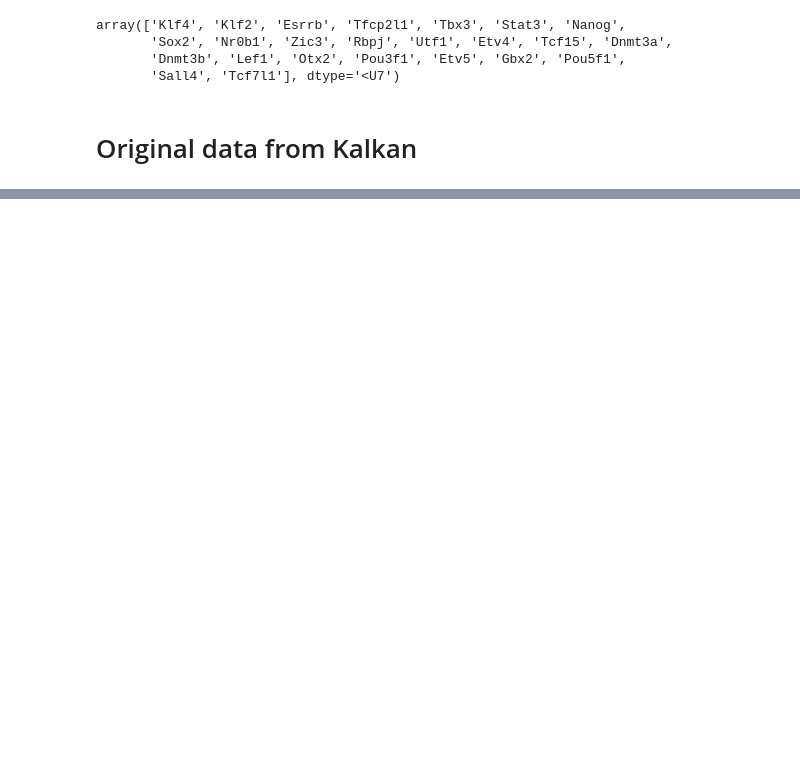
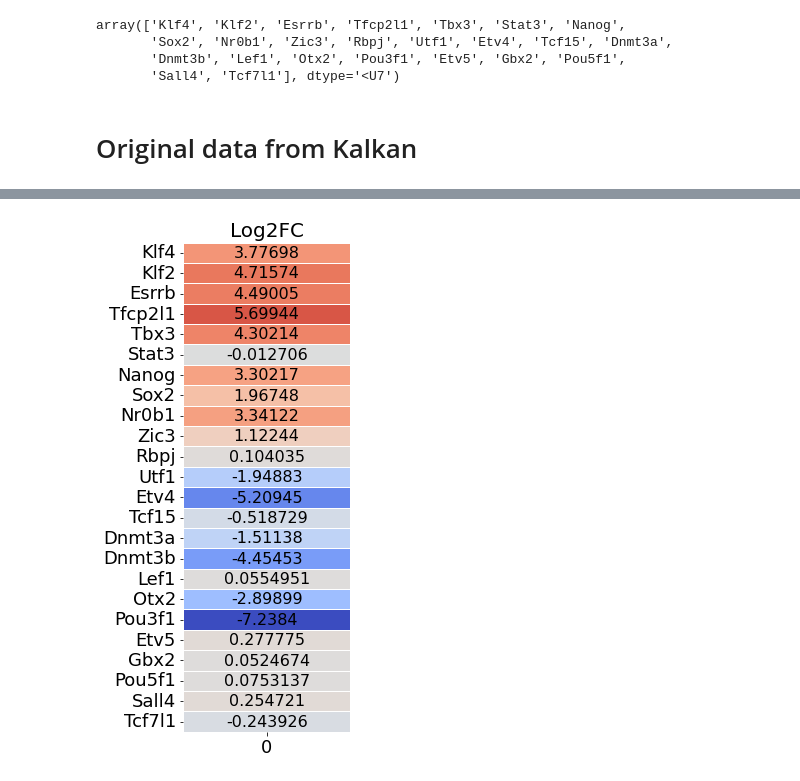
Before and after one commit to CleliaCorridori/GRN_Inference_CODE, a Jupyter notebook: Kalkan KO.ipynb, the cells around one changed output, grey strips where cells are left out. Cells and saved outputs as stored; diff of their text form; code cells hidden in the pictures; blank space fills up the shorter version.

Commit message:
Kalkan data changed

```diff
--- a/Kalkan KO.ipynb
+++ b/Kalkan KO.ipynb
@@ -50,5 +47,8 @@ array(['Klf4', 'Klf2', 'Esrrb', 'Tfcp2l1', 'Tbx3', 'Stat3', 'Nanog',
 df_KO_2 = pd.read_excel(path_data+'Kalkan_Data/tripleKO2.xlsx', index_col=0, header=0, sheet_name=0)
 # select only the genes of our dataset
 df_KO_2=df_KO_2[df_KO_2.index.isin(genes_order)].reindex(genes_order)
+# %%
+# df_KO_2.columns
+wt_logFC = np.log2(df_KO_2[["Control.N-72h.7",  "Control.N-72h.9","Control.N-72h.9"]].mean(axis=1)/df_KO_2[["Control.2i-p5.1",  "Control.2i-p5.2","Control.2i-p5.3"]].mean(axis=1))
 # %%
 # select only the columns that contains "log2FC" in the name
@@ -120,0 +74,3 @@ df_KO_2_sel.shape
+# %%
+diff_logFC = KO_logFC.iloc[:,1] - wt_logFC
+diff_logFC
@@ -139,0 +131,5 @@ NameError: name 'logFC_KO' is not defined
+# %%
+diff_logFC = diff_logFC.astype(float)
+save_data = True
+if save_data:
+    diff_logFC.to_csv(path_data+r'Kalkan_Data/df_tripleKO_diff.csv',  sep=',', mode='w')
@@ -139,0 +154,11 @@ NameError: name 'logFC_KO' is not defined
+# %%
+plt.figure(figsize=(3,9))
+sns.heatmap(np.array(diff_logFC).reshape((24,1)), annot=True, fmt="g",
+            yticklabels=KO_logFC.index,
+           cmap="coolwarm", cbar=False, center=0, linewidth=.5, annot_kws={"size":16, 'color':'black'})
+plt.xticks(fontsize=18)
+plt.yticks(fontsize=18)
+plt.title("Log2FC", fontsize=20)
+plt.show()
+# %% [output]
+[figure, added]
```
Also changed, not shown: parts of 11 cells of this notebook, 5 other files.
